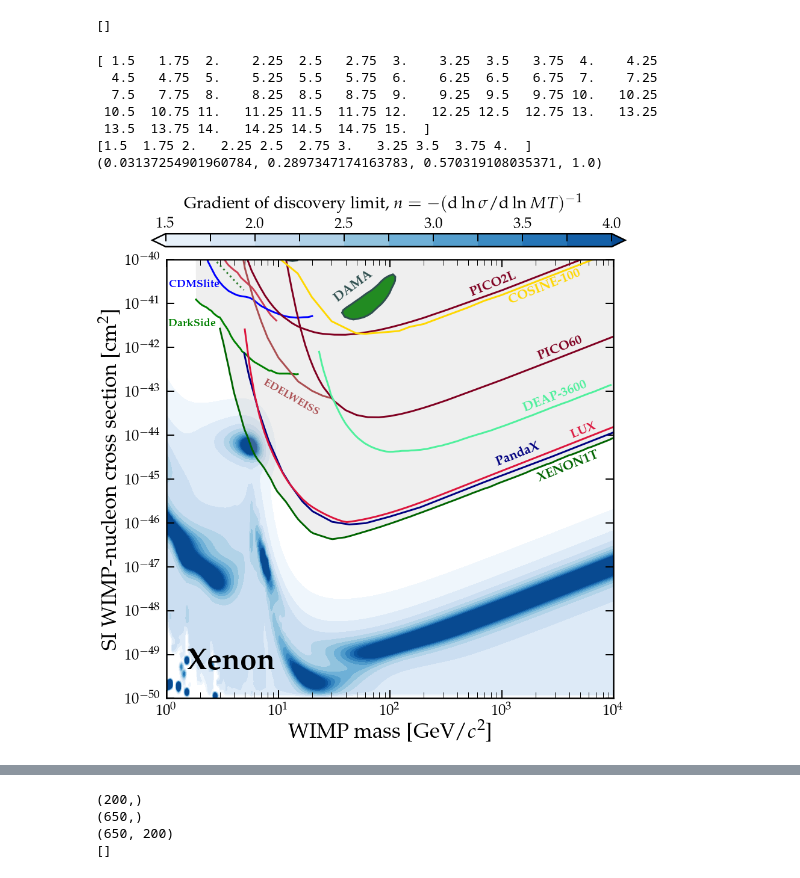
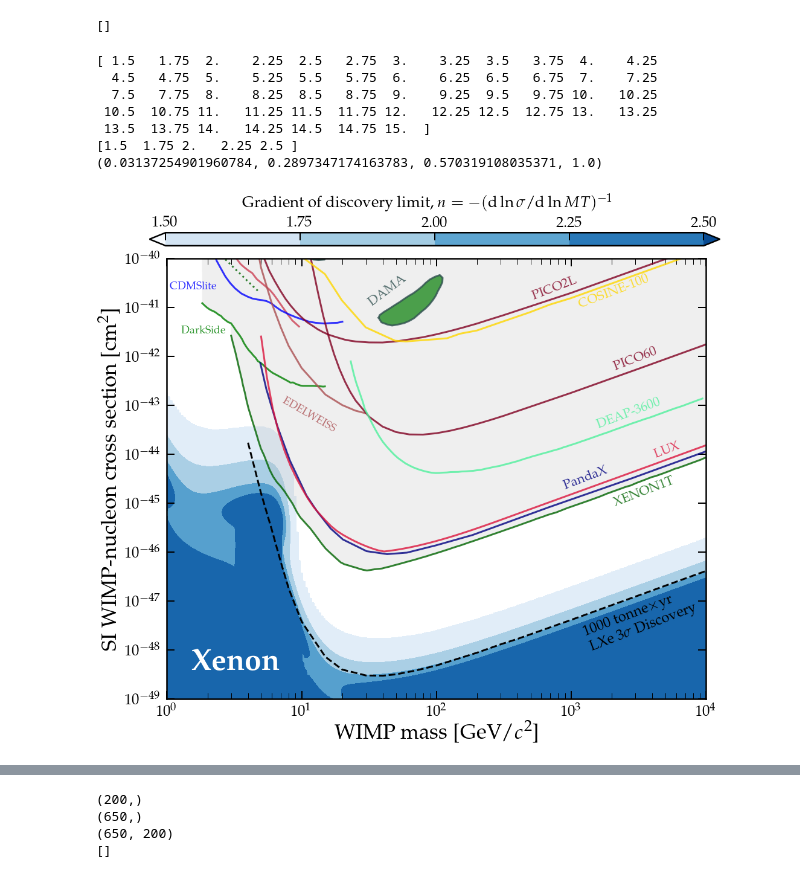
Before and after one commit to ScottHaselschwardt/NeutrinoFog, a Jupyter notebook: notebooks/ExplanationFigure.ipynb, the cells around one changed output, grey strips where cells are left out. Saved outputs shown, nothing was run; the diff lists cells and outputs as text; code cells hidden in the pictures.

Commit message:
updates and data files

```diff
--- a/notebooks/ExplanationFigure.ipynb
+++ b/notebooks/ExplanationFigure.ipynb
@@ -25,11 +25,14 @@ cmap = LinearSegmentedColormap.from_list('name', colors)
 #print(cmap(0))
 #print(cmap(2))
 
-#data = loadtxt('../data/WIMPLimits/mylimits/DLNuFloorXe_detailed_SI_3sigma.txt')
-data = loadtxt('../data/WIMPLimits/mylimits/DLNuFloorXe_detailed_SI_3sigma_updatedparams_fine.txt')
+data = loadtxt('../data/WIMPLimits/mylimits/DLNuFloorXe_detailed_SI.txt')
+#data = loadtxt('../data/WIMPLimits/mylimits/DLNuFloorXe_detailed_SI_updatedparams_3sigma_41-50sig650_-5-19expo650.txt')
+#data = loadtxt('../data/WIMPLimits/mylimits/DLNuFloorXe_detailed_SI_updatedparams_3sigma_default.txt')
+#data = loadtxt('../data/WIMPLimits/mylimits/DLNuFloorXe_detailed_SI_3sigma_updatedparams_fine.txt')
 #data = loadtxt('../data/WIMPLimits/mylimits/DLNuFloorXe_detailed_SI_3sigma_updatedparams.txt')
 Ex = flipud(data[1:,1:])
-m,sig,NUFLOOR,DY = Floor_2D(data,Ex_crit=1e19,slope_idx=1.0)
+floor_idx = 1.5
+m,sig,NUFLOOR,DY = Floor_2D(data,Ex_crit=1e19,slope_idx=floor_idx)
 # %%
 # make a copy of the contour, cutting off at certain derivative value
 cut_n = 2.5 #2.37
@@ -57,13 +60,13 @@ plt.rcParams['axes.linewidth'] = lw
 plt.rc('text', usetex=True)
 plt.rc('font', family='serif',size=tfs)
 mpl.rcParams['text.latex.preamble'] = [r'\usepackage{mathpazo}']
-fig = plt.figure(figsize=(13.3,15))
+fig = plt.figure(figsize=(16,15))
 ax1 = fig.gca()
 
 #xmin = 1e-1
 xmin = 1e0
 xmax = 1e4
-ymin = 1e-50
+ymin = 1e-49
 ymax = 1e-40
 
 
@@ -75,22 +78,23 @@ plt.fill_between(AllLimits[:,0], AllLimits[:,1],y2=ymax,
                  facecolor=col_alpha('gray',0.5),
                  alpha=0.25,
                  zorder=0)
-SILimits(ax1,Annotations=False,Fills=False,facecolor=[0.0, 0.62, 0.38],edgecolor='darkgreen',alph=1)
+SILimits(ax1,Annotations=False,Fills=False,facecolor=[0.0, 0.62, 0.38],edgecolor='darkgreen',alph=0.8)
 
-rot = 22
+rot = 21
+alph = 0.8
 # Limits labels
 if limit_labels:
-    ax1.text(1.05,2.4e-41,r"{\bf CDMSlite}",color="blue",fontsize=18,rotation=0)
-    ax1.text(2.75,3e-42,r"{\bf DarkSide}",color="green",fontsize=18,rotation=0,ha='right')
-    ax1.text(850.0,2.e-45,r"{\bf PandaX}",color="navy",fontsize=22,rotation=rot)
-    ax1.text(2000.0,0.9e-45,r"{\bf XENON1T}",color="darkgreen",fontsize=22,rotation=rot)
-    ax1.text(7.0,2.9e-44,r"{\bf EDELWEISS}",color=[0.67, 0.31, 0.32],fontsize=18,rotation=-30)
-    ax1.text(2000.0,5.4e-43,r"{\bf PICO60}",color=[0.5, 0.0, 0.13],fontsize=22,rotation=rot)
-    ax1.text(500.0,1.5e-41,r"{\bf PICO2L}",color=[0.5, 0.0, 0.13],fontsize=22,rotation=rot)
-    ax1.text(30.0,1.1e-41,r"{\bf DAMA}",color='darkslategray',fontsize=22,rotation=37)
-    ax1.text(1100.0,1e-41,r"{\bf COSINE-100}",color="gold",fontsize=22,rotation=rot)
-    ax1.text(1.5e3,3.5e-44,r'{\bf DEAP-3600}',color='#4ff09d',fontsize=22,rotation=rot-0.5)
-    ax1.text(4000.0,8.7e-45,r"{\bf LUX}",color="crimson",fontsize=21,rotation=rot)
+    ax1.text(1.05,2.4e-41,r"CDMSlite",color="blue",fontsize=18,rotation=0,alpha=alph)
+    ax1.text(2.75,3e-42,r"DarkSide",color="green",fontsize=18,rotation=0,ha='right',alpha=alph)
+    ax1.text(850.0,2.e-45,r"PandaX",color="navy",fontsize=22,rotation=rot,alpha=alph)
+    ax1.text(2000.0,0.9e-45,r"XENON1T",color="darkgreen",fontsize=22,rotation=rot,alpha=alph)
+    ax1.text(7.0,2.9e-44,r"EDELWEISS",color=[0.67, 0.31, 0.32],fontsize=18,rotation=-30,alpha=alph)
+    ax1.text(2000.0,5.4e-43,r"PICO60",color=[0.5, 0.0, 0.13],fontsize=22,rotation=rot,alpha=alph)
+    ax1.text(500.0,1.5e-41,r"PICO2L",color=[0.5, 0.0, 0.13],fontsize=22,rotation=rot,alpha=alph)
+    ax1.text(30.0,1.1e-41,r"DAMA",color='darkslategray',fontsize=22,rotation=37,alpha=alph)
+    ax1.text(1100.0,1e-41,r"COSINE-100",color="gold",fontsize=22,rotation=rot,alpha=alph)
+    ax1.text(1.5e3,3.5e-44,r'DEAP-3600',color='#4ff09d',fontsize=22,rotation=rot-0.5,alpha=alph)
+    ax1.text(4000.0,8.7e-45,r"LUX",color="crimson",fontsize=21,rotation=rot,alpha=alph)
     #CurvedArrow(2.6e3,3.8e3,0.6e-44,0.45e-44,alpha=1,color='navy',connectionstyle="arc3,rad=-0.3",\
     #            style = "Simple, tail_width=2, head_width=6, head_length=8")
 
@@ -98,8 +102,8 @@ if limit_labels:
 # draw the contour of disco sens scaling here
 
 vmin = 1.50
-#vmax = cut_n
-vmax = 4
+vmax = cut_n
+#vmax = 4
 
 n_div = 0.25
 lvl_min = vmin
@@ -119,10 +123,8 @@ print(col_min)
 #cnt = ax1.contourf(m,sig,DY,levels=linspace(0,15,31),vmin=vmin,vmax=vmax,cmap=cmap,zorder=-100)
 #cnt = ax1.contourf(m,sig,DY,levels=linspace(2,15,53),vmin=vmin,vmax=vmax,cmap=cmap,zorder=-100)
 
-#cnt = ax1.contourf(m,sig,DY,levels=linspace(0,15,100),norm=PowerNorm(1./2., vmin=vmin,vmax=vmax),cmap=cmap,zorder=-100)
-#cnt = ax1.contourf(m,sig,DY,levels=linspace(2,15,100),norm=LogNorm(vmin=vmin,vmax=vmax),cmap=cmap,zorder=-100)
 
-cnt = ax1.contourf(m,sig,DY,levels=levels,vmin=vmin,vmax=vmax,cmap=cmap,zorder=-100)
+cnt = ax1.contourf(m,sig,DY_cut,levels=levels,vmin=vmin,vmax=vmax,cmap=cmap,zorder=-100)
 #cnt.cmap.set_over('red')
 #cnt.cmap.set_under('blue')
 #cnt.cmap.set_over(colors[-1])
@@ -139,21 +141,30 @@ for c in cnt.collections: c.set_edgecolor("face")
 # fill out lower part with bottom of color map:
 #ax1.fill_between(m,NUFLOOR,y2=1e-99,color=col_min,zorder=-1000)
 
+# can see the xsec mass mesh here:
+#mv, sigv = meshgrid(m,sig)
+#plt.scatter(mv,sigv,s=0.1,color='k')
+
 
 # One neutrino lime
-#onenu = NuFloor_1event(m,Xe131,nths=100)
-#n_nu_evts = 1
-#nuline = NuFloor_Nevent(m,Xe131,n_nu_evts=n_nu_evts,nths=100)
+n_nu_evts = 1
+nuline = NuFloor_Nevent(m,Xe131,n_nu_evts=n_nu_evts,nths=100)
 #plt.plot(m,nuline,'k:',lw=3,label=r'$1\nu$',alpha=0.7)
-#ax1.text(1e3,1.5e-47,r'{:d} $\nu$ event'.format(n_nu_evts),color='k',alpha=0.85,fontsize=22,rotation=25)
+#ax1.text(1e3,1.4e-47,r'{:d} $\nu$ event'.format(n_nu_evts),color='k',alpha=0.85,fontsize=22,rotation=22)
 
 #n_nu_evts = 5
 #nuline = NuFloor_Nevent(m,Xe131,n_nu_evts=n_nu_evts,nths=100)
 #plt.plot(m,nuline,'k:',lw=3,label=r'$5\nu$',alpha=0.7)
 #ax1.text(1e3,4.5e-48,r'{:d} $\nu$ events'.format(n_nu_evts),color='k',alpha=0.85,fontsize=22,rotation=25)
 
+
+# G3 Projections:
+g3_disco = loadtxt('../data/G3_1000tonne-yrs.txt',skiprows=1,delimiter=',',dtype=float)
+#plt.plot(g3_disco[:,0],g3_disco[:,1],color='k',linestyle='--',lw=3,alpha=0.99) # 90% limit
+plt.plot(g3_disco[:,0],g3_disco[:,2],color='k',linestyle='--',lw=3,alpha=0.99) # 3sigma disco
+ax1.text(1200.0,0.1e-47,r'1000 tonne$\times$yr' '\n' r'LXe $3\sigma$ Discovery',color='k',fontsize=24,rotation=21,alpha=1)
+
 # Axis limits
-
 ax1.set_yscale('log')
 ax1.set_xscale('log')
 ax1.set_xlim([xmin,xmax])
@@ -164,7 +175,7 @@ ax1.set_xlabel(r"WIMP mass [GeV$/c^2$]",fontsize=lfs)
 ax1.set_ylabel(r"SI WIMP-nucleon cross section [cm$^2$]",fontsize=lfs)
 
 #plt.gcf().text(0.16*(1-0.01),0.17*(1+0.01),r'{\bf Xenon}',color='k',fontsize=50,alpha=0.2)
-plt.gcf().text(0.16,0.17,r'{\bf Xenon}',color='k',fontsize=50)
+plt.gcf().text(0.16,0.17,r'{\bf Xenon}',color='w',fontsize=50)
 
 
 # Neutrino labels
@@ -186,35 +197,35 @@ if nu_labels:
 
 # Ticks
 ax1.tick_params(which='major',direction='in',width=2,length=13,right=True,top=True,pad=10)
 ax1.tick_params(which='minor',direction='in',width=1,length=10,right=True,top=True)
-ax1.set_yticks(10.0**arange(-50,-39,1))
+ax1.set_yticks(10.0**arange(log10(ymin),log10(ymax)+1,1))
 
 # Colorbar
 im = ax1.pcolormesh(-m,sig,DY,vmin=vmin,vmax=vmax,cmap=cmap,rasterized=True)
 #im = ax1.pcolormesh(-m,sig,DY,norm=mpl.colors.LogNorm(vmin=vmin,vmax=vmax),cmap=cmap,rasterized=True)
 
 fig.subplots_adjust(top=0.8)
 cbar_ax = fig.add_axes([0.1, 0.82, 0.82, 0.02])
 #fig.colorbar(im, cax=cbar_ax,orientation='horizontal',extend='both',extendfrac=0.03,boundar)
 
 norm = BoundaryNorm(ticks, cmap.N, extend='both')
 fig.colorbar(mpl.cm.ScalarMappable(norm=norm, cmap=cmap), cax=cbar_ax,orientation='horizontal',extend='both',extendfrac=0.03)
 
 
 cbar_ax.xaxis.set_ticks_position('top')
 cbar_ax.xaxis.set_ticks(ticks)
 #cbar.set_ticklabels([m0,m1,m2,m3,m4])
-plt.gcf().text(0.5,0.88,r'Gradient of discovery limit, $n = -({\rm d}\ln\sigma/{\rm d}\ln MT)^{-1}$',fontsize=28,ha='center')
+plt.gcf().text(0.5,0.88,r'Gradient of discovery limit, $n = -({\rm d}\ln\sigma/{\rm d}\ln MT)^{-1}$',fontsize=26,ha='center')
 cbar_ax.tick_params(which='major',direction='in',width=2,length=13,right=True,top=True)
 
 # Save figure
-#MySaveFig(fig,'single_panel_nufog_blues',pngsave=True)
+#MySaveFig(fig,'single_panel_nufog_blues_v3',pngsave=True)
 # %% [output]
 [ 1.5   1.75  2.    2.25  2.5   2.75  3.    3.25  3.5   3.75  4.    4.25
   4.5   4.75  5.    5.25  5.5   5.75  6.    6.25  6.5   6.75  7.    7.25
   7.5   7.75  8.    8.25  8.5   8.75  9.    9.25  9.5   9.75 10.   10.25
  10.5  10.75 11.   11.25 11.5  11.75 12.   12.25 12.5  12.75 13.   13.25
  13.5  13.75 14.   14.25 14.5  14.75 15.  ]
-[1.5  1.75 2.   2.25 2.5  2.75 3.   3.25 3.5  3.75 4.  ]
+[1.5  1.75 2.   2.25 2.5 ]
 (0.03137254901960784, 0.2897347174163783, 0.570319108035371, 1.0)
-[figure, old version]
+[figure, new version]
```
Also changed, not shown: parts of 5 cells of this notebook, 13 other files.
